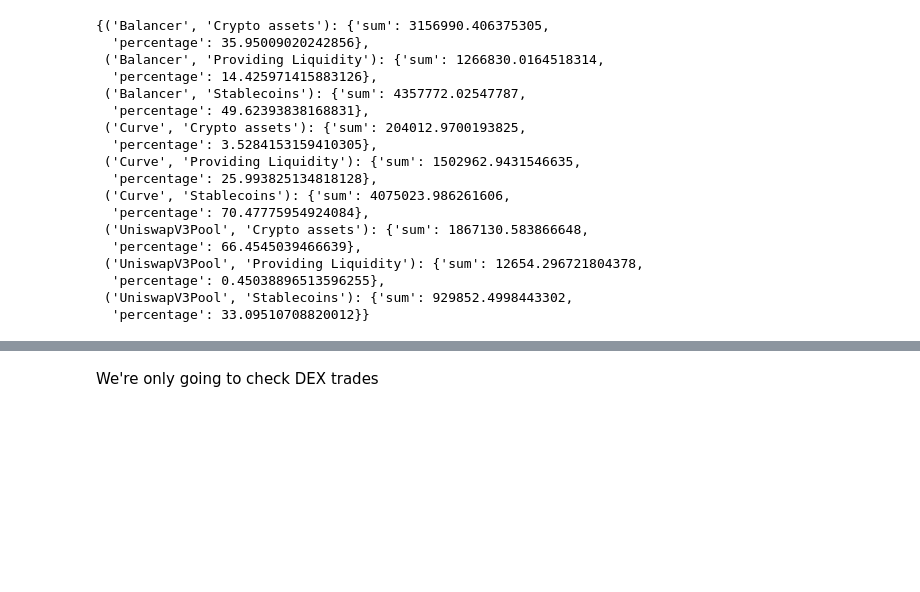
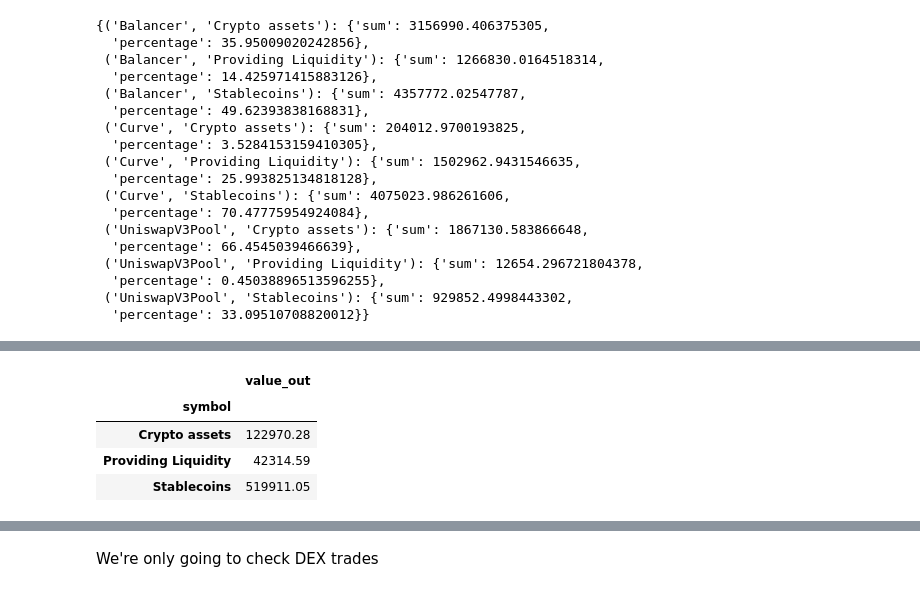
Before and after one commit to benber86/gho_users, a Jupyter notebook: Flows-Volume-Before-After.ipynb, the cells around one changed output, grey strips where cells are left out. Cells and saved outputs as stored; diff of their text form; code cells hidden in the pictures; blank space fills up the shorter version.

```diff
--- a/Flows-Volume-Before-After.ipynb
+++ b/Flows-Volume-Before-After.ipynb
@@ -1014,0 +1313,8 @@ grouped.to_dict(orient='index')
+# %%
+outflows_after / after_days
+# %% [output]
+|  | value_out |
+| symbol |  |
+| Crypto assets | 122970.28 |
+| Providing Liquidity | 42314.59 |
+| Stablecoins | 519911.05 |
```
Also changed, not shown: parts of 19 cells of this notebook.
